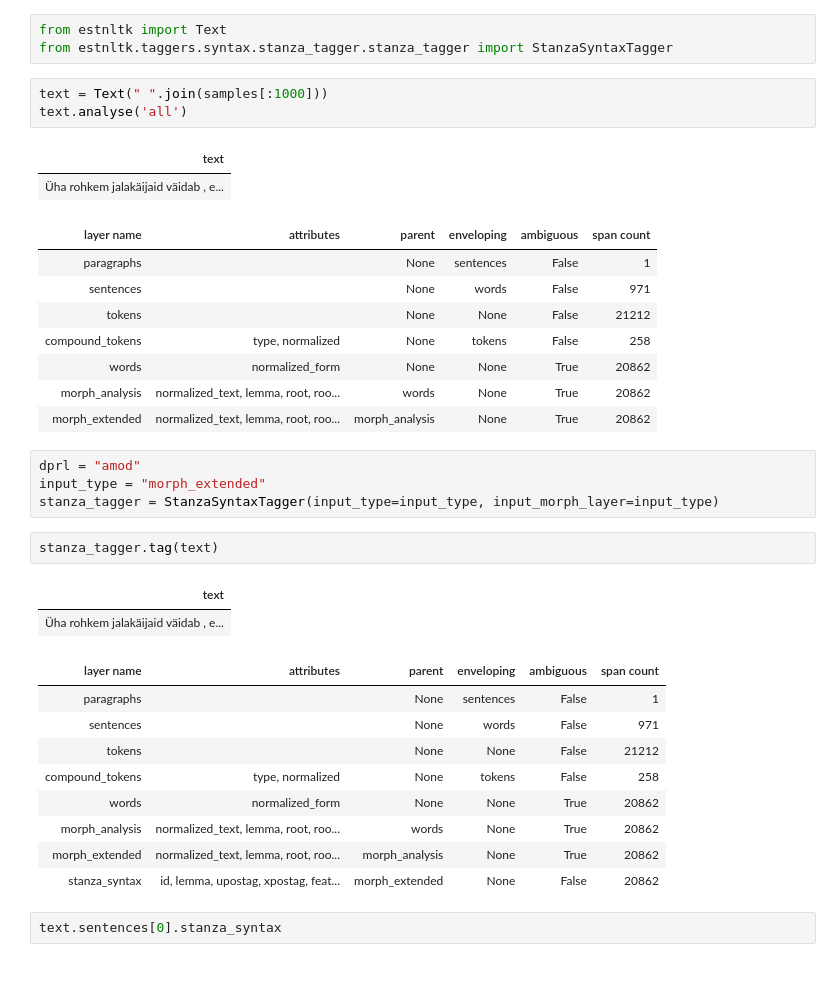
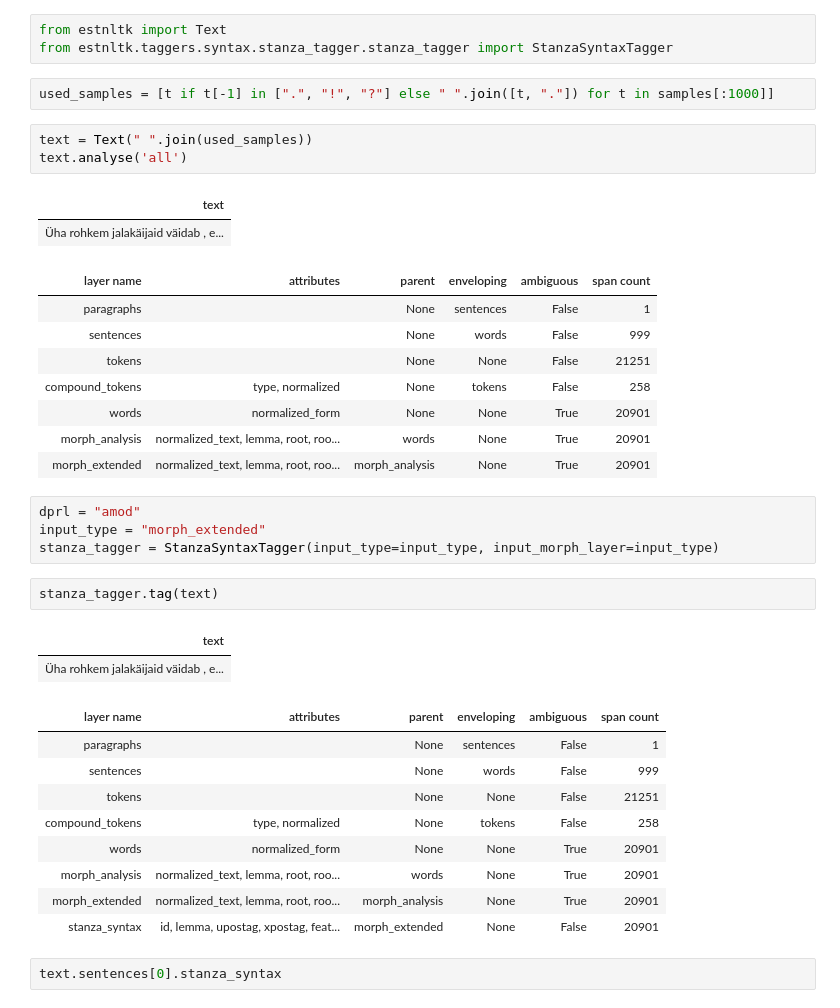
Before and after one commit to estnltk/estnltk, a Jupyter notebook: svo_collocation_from_stanza_exploration.ipynb, the cells around one changed output. Cells and saved outputs as stored; diff of their text form; blank space fills up the shorter version.

Commit message:
minor fix to stanza svo collocation exploration

```diff
--- a/svo_collocation_from_stanza_exploration.ipynb
+++ b/svo_collocation_from_stanza_exploration.ipynb
@@ -27,20 +27,22 @@ len(samples)
 # %%
 from estnltk import Text
 from estnltk.taggers.syntax.stanza_tagger.stanza_tagger import StanzaSyntaxTagger
+# %%
+used_samples = [t if t[-1] in [".", "!", "?"] else " ".join([t, "."]) for t in samples[:1000]]
 # %%
-text = Text(" ".join(samples[:1000]))
+text = Text(" ".join(used_samples))
 text.analyse('all')
 # %% [output]
 | text |
 | Üha rohkem jalakäijaid väidab , e... |
 | layer name | attributes | parent | enveloping | ambiguous | span count |
 | paragraphs |  | None | sentences | False | 1 |
-| sentences |  | None | words | False | 971 |
-| tokens |  | None | None | False | 21212 |
+| sentences |  | None | words | False | 999 |
+| tokens |  | None | None | False | 21251 |
 | compound_tokens | type, normalized | None | tokens | False | 258 |
-| words | normalized_form | None | None | True | 20862 |
-| morph_analysis | normalized_text, lemma, root, roo... | words | None | True | 20862 |
-| morph_extended | normalized_text, lemma, root, roo... | morph_analysis | None | True | 20862 |
+| words | normalized_form | None | None | True | 20901 |
+| morph_analysis | normalized_text, lemma, root, roo... | words | None | True | 20901 |
+| morph_extended | normalized_text, lemma, root, roo... | morph_analysis | None | True | 20901 |
 # %%
 dprl = "amod"
 input_type = "morph_extended"
@@ -52,13 +54,13 @@ stanza_tagger.tag(text)
 | Üha rohkem jalakäijaid väidab , e... |
 | layer name | attributes | parent | enveloping | ambiguous | span count |
 | paragraphs |  | None | sentences | False | 1 |
-| sentences |  | None | words | False | 971 |
-| tokens |  | None | None | False | 21212 |
+| sentences |  | None | words | False | 999 |
+| tokens |  | None | None | False | 21251 |
 | compound_tokens | type, normalized | None | tokens | False | 258 |
-| words | normalized_form | None | None | True | 20862 |
-| morph_analysis | normalized_text, lemma, root, roo... | words | None | True | 20862 |
-| morph_extended | normalized_text, lemma, root, roo... | morph_analysis | None | True | 20862 |
-| stanza_syntax | id, lemma, upostag, xpostag, feat... | morph_extended | None | False | 20862 |
+| words | normalized_form | None | None | True | 20901 |
+| morph_analysis | normalized_text, lemma, root, roo... | words | None | True | 20901 |
+| morph_extended | normalized_text, lemma, root, roo... | morph_analysis | None | True | 20901 |
+| stanza_syntax | id, lemma, upostag, xpostag, feat... | morph_extended | None | False | 20901 |
 # %%
 text.sentences[0].stanza_syntax
 # %% [output]
```
Also changed, not shown: parts of 28 cells of this notebook.
